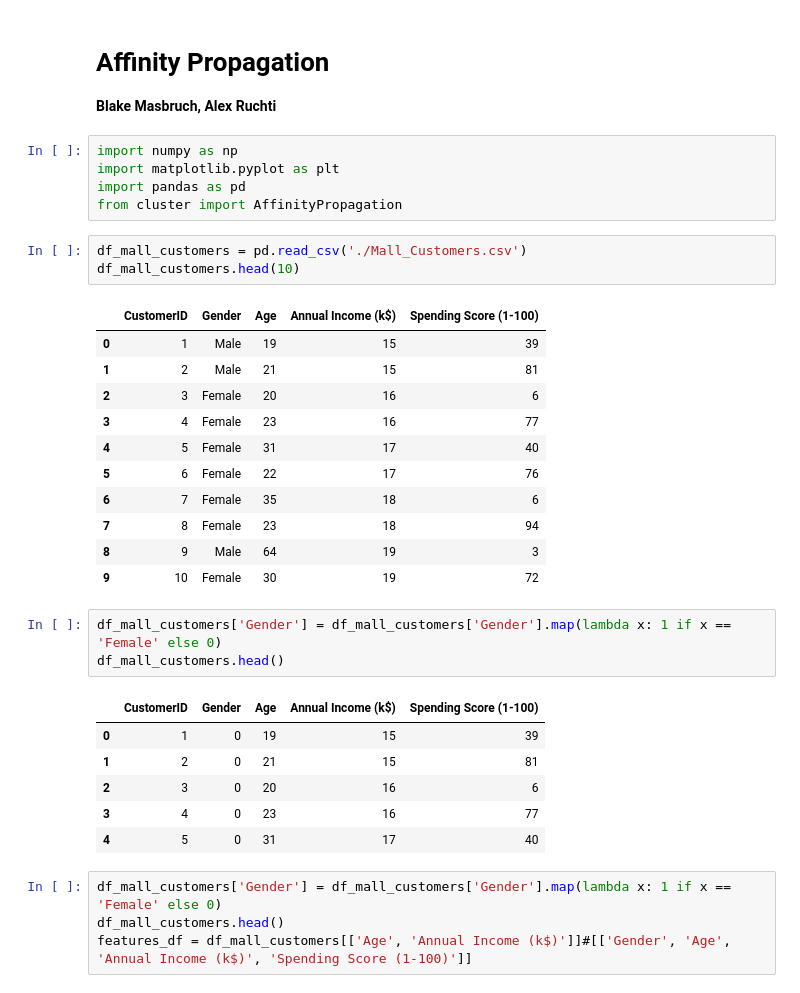
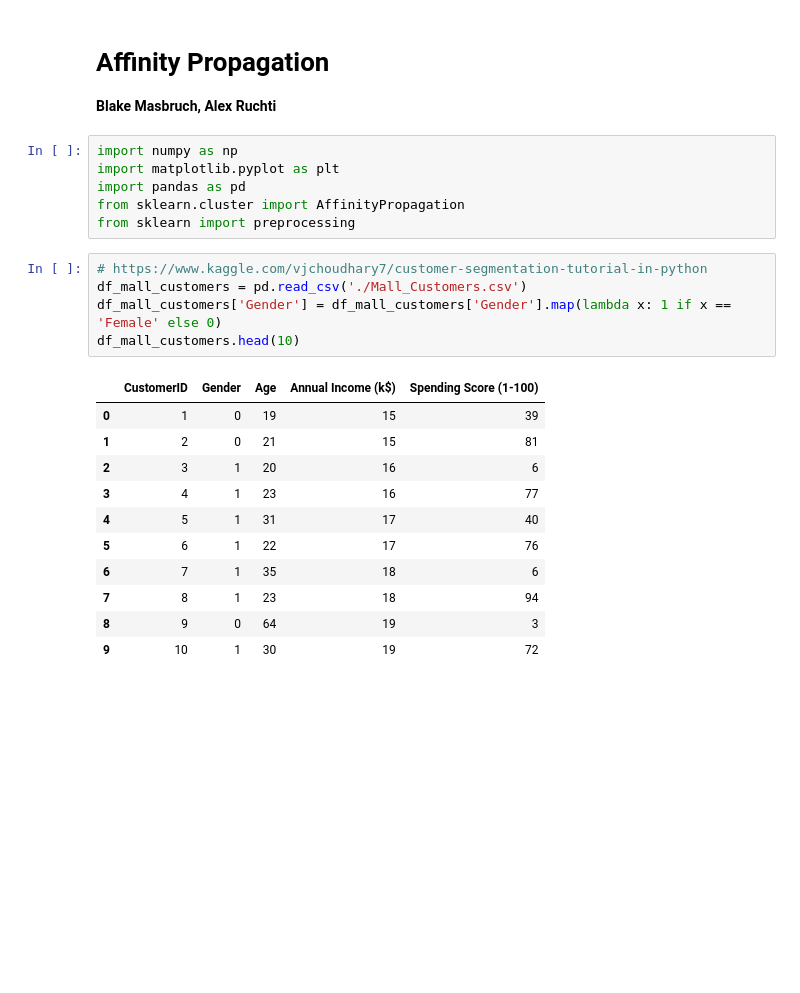
Before and after one commit to 9crusher/affinity_propagation, a Jupyter notebook: final_project_demo.ipynb, the cells around one changed output. Cells and saved outputs as stored; diff of their text form; blank space fills up the shorter version.

```diff
--- a/final_project_demo.ipynb
+++ b/final_project_demo.ipynb
@@ -5,33 +5,22 @@
 import numpy as np
 import matplotlib.pyplot as plt
 import pandas as pd
-from cluster import AffinityPropagation
+from sklearn.cluster import AffinityPropagation
+from sklearn import preprocessing
-# %%
-df_mall_customers = pd.read_csv('./Mall_Customers.csv')
-df_mall_customers.head(10)
-# %% [output]
-|  | CustomerID | Gender | Age | Annual Income (k$) | Spending Score (1-100) |
-| 0 | 1 | Male | 19 | 15 | 39 |
-| 1 | 2 | Male | 21 | 15 | 81 |
-| 2 | 3 | Female | 20 | 16 | 6 |
-| 3 | 4 | Female | 23 | 16 | 77 |
-| 4 | 5 | Female | 31 | 17 | 40 |
-| 5 | 6 | Female | 22 | 17 | 76 |
-| 6 | 7 | Female | 35 | 18 | 6 |
-| 7 | 8 | Female | 23 | 18 | 94 |
-| 8 | 9 | Male | 64 | 19 | 3 |
-| 9 | 10 | Female | 30 | 19 | 72 |
 # %%
+# https://www.kaggle.com/vjchoudhary7/customer-segmentation-tutorial-in-python
+df_mall_customers = pd.read_csv('./Mall_Customers.csv')
 df_mall_customers['Gender'] = df_mall_customers['Gender'].map(lambda x: 1 if x == 'Female' else 0)
-df_mall_customers.head()
+df_mall_customers.head(10)
 # %% [output]
 |  | CustomerID | Gender | Age | Annual Income (k$) | Spending Score (1-100) |
 | 0 | 1 | 0 | 19 | 15 | 39 |
 | 1 | 2 | 0 | 21 | 15 | 81 |
-| 2 | 3 | 0 | 20 | 16 | 6 |
-| 3 | 4 | 0 | 23 | 16 | 77 |
-| 4 | 5 | 0 | 31 | 17 | 40 |
+| 2 | 3 | 1 | 20 | 16 | 6 |
+| 3 | 4 | 1 | 23 | 16 | 77 |
+| 4 | 5 | 1 | 31 | 17 | 40 |
+| 5 | 6 | 1 | 22 | 17 | 76 |
+| 6 | 7 | 1 | 35 | 18 | 6 |
+| 7 | 8 | 1 | 23 | 18 | 94 |
+| 8 | 9 | 0 | 64 | 19 | 3 |
+| 9 | 10 | 1 | 30 | 19 | 72 |
-# %%
-df_mall_customers['Gender'] = df_mall_customers['Gender'].map(lambda x: 1 if x == 'Female' else 0)
-df_mall_customers.head()
-features_df = df_mall_customers[['Age', 'Annual Income (k$)']]#[['Gender', 'Age', 'Annual Income (k$)', 'Spending Score (1-100)']]
```
Also changed, not shown: parts of 9 cells of this notebook, 1 other file.
